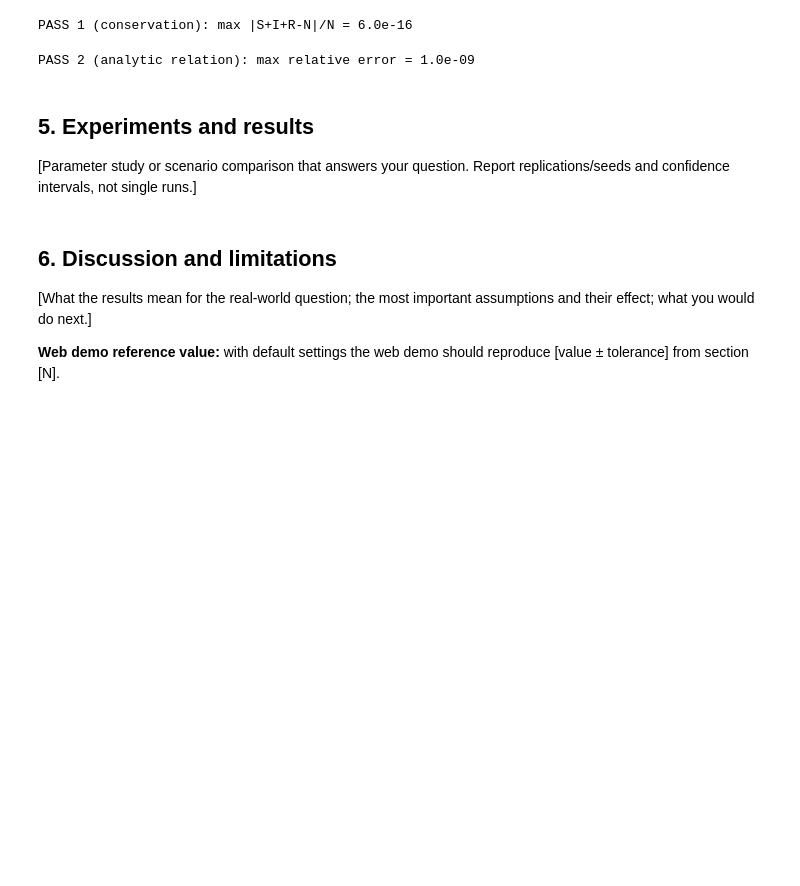
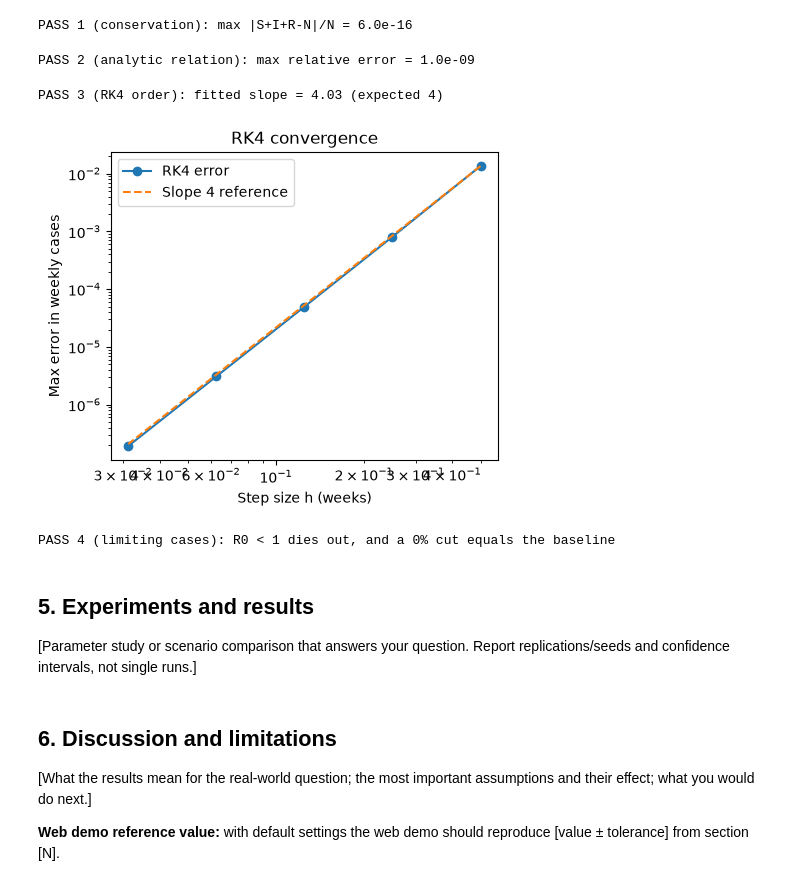
Before and after one commit to geethsenaviratne/dengue-sir-mcmc-colombo, a Jupyter notebook: notebook/dengue-sir-mcmc-colombo.ipynb, the cells around one changed output. Saved outputs shown, nothing was run; the diff lists cells and outputs as text; code cells hidden in the pictures; blank space fills up the shorter version.

Commit message:
Add RK4 convergence and limiting-case checks, references

```diff
--- a/notebook/dengue-sir-mcmc-colombo.ipynb
+++ b/notebook/dengue-sir-mcmc-colombo.ipynb
@@ -206,6 +206,38 @@ assert rel_err < 1e-6, f"analytic check failed: max relative error {rel_err:.1e}
 print(f"PASS 2 (analytic relation): max relative error = {rel_err:.1e}")
 # %% [output]
 PASS 2 (analytic relation): max relative error = 1.0e-09
+# %%
+# Check 3: RK4 error falls as h^4 (compared with a very fine reference solution)
+CTRL = {"cut": 0.2, "start": 25, "weeks": 6}          # include a control period, so the switches are tested too
+steps = np.array([2, 4, 8, 16, 32])
+h = 1 / steps
+reference = simulate(GUESS, CTRL, steps_per_week=1024)["expected_cases"]
+errors = np.array([np.max(np.abs(simulate(GUESS, CTRL, steps_per_week=s)["expected_cases"] - reference))
+                   for s in steps])
+slope = np.polyfit(np.log(h), np.log(errors), 1)[0]
+assert 3.6 < slope < 4.4, f"expected a slope of about 4, got {slope:.2f}"
+print(f"PASS 3 (RK4 order): fitted slope = {slope:.2f} (expected 4)")
+
+fig, ax = plt.subplots(figsize=(5, 4))
+ax.loglog(h, errors, "o-", label="RK4 error")
+ax.loglog(h, errors[0] * (h / h[0]) ** 4, "--", label="Slope 4 reference")
+ax.set_xlabel("Step size h (weeks)"); ax.set_ylabel("Max error in weekly cases")
+ax.set_title("RK4 convergence"); ax.legend()
+plt.show()
+# %% [output]
+PASS 3 (RK4 order): fitted slope = 4.03 (expected 4)
+[figure, added]
+# %%
+# Check 4: limiting cases
+LOW = {"beta": 0.8 * GAMMA, "delta": 0.0, "tau": 0.0, "I0": 500.0, "bg": 0.0}     # R0 = 0.8 < 1
+low = simulate(LOW)
+assert np.all(np.diff(low["I"]) < 0), "with R0 < 1 the number infected should only fall"
+
+no_cut = simulate(GUESS, {"cut": 0.0, "start": 25, "weeks": 6})["expected_cases"]
+assert np.array_equal(no_cut, run["expected_cases"]), "a 0% cut must reproduce the baseline exactly"
+print("PASS 4 (limiting cases): R0 < 1 dies out, and a 0% cut equals the baseline")
+# %% [output]
+PASS 4 (limiting cases): R0 < 1 dies out, and a 0% cut equals the baseline
 # %% [markdown]
 ## 5. Experiments and results
 
```
Also changed, not shown: parts of 1 cell of this notebook.
